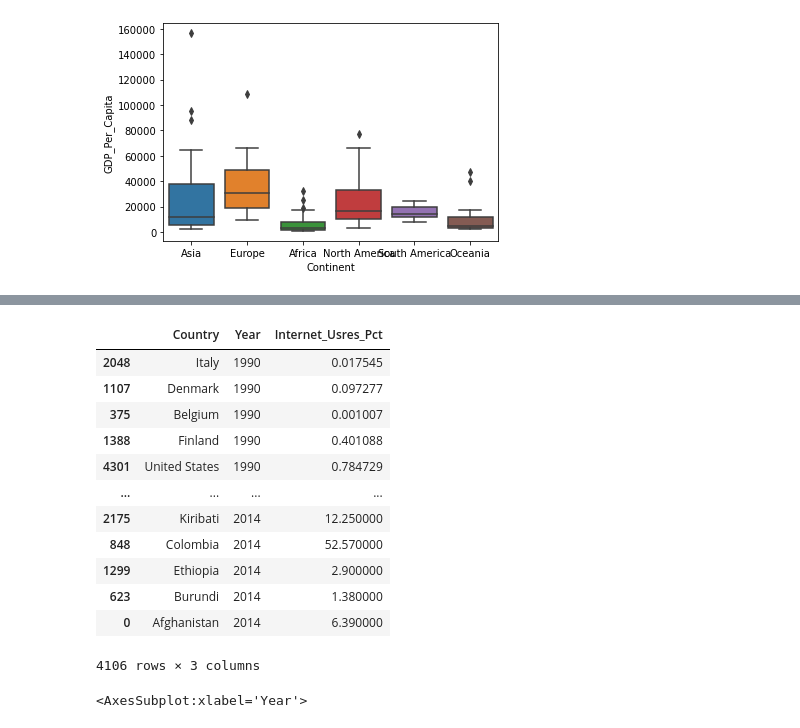
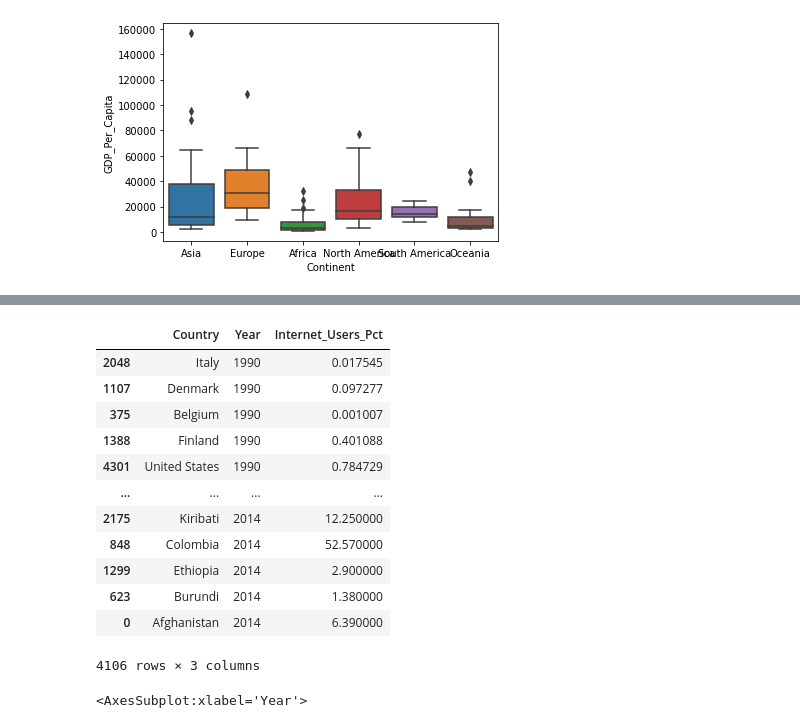
Before and after one commit to nss-data-science-cohort-5/un_exploration-CReihsmann, a Jupyter notebook: notebooks/un-exploration/UN_Data_Exploration.ipynb, the cells around one changed output, grey strips where cells are left out. Cells and saved outputs as stored; diff of their text form; code cells hidden in the pictures.

```diff
--- a/notebooks/un-exploration/UN_Data_Exploration.ipynb
+++ b/notebooks/un-exploration/UN_Data_Exploration.ipynb
@@ -206,7 +206,7 @@ sns.boxplot(x=gdp_2014["Continent"], y=gdp_2014["GDP_Per_Capita"])
 # %%
 internet_df = pd.read_csv("../../data/UNdata_Export_Internet.csv", nrows=4496, engine='python')
 internet_df = internet_df.drop(columns='Value Footnotes')
-internet_df.columns=['Country', 'Year', 'Internet_Usres_Pct']
+internet_df.columns=['Country', 'Year', 'Internet_Users_Pct']
 
 internet_df.shape
 internet_df.info()
@@ -235,3 +235,19 @@ memory usage: 105.5+ KB
 | 4493 | Zimbabwe | 1994 | 0.001739 |
 | 4494 | Zimbabwe | 1990 | 0.000000 |
 4495 rows × 3 columns
+# %%
+
+replace_country_labels = ({"Brunei Darussalam": "Brunei",
+                           "Central African Rep.":"Central African Republic",
+                           "Congo (Democratic Republic of the)":"Dem. Rep. Congo",
+                           "Dominican Rep.":"Dominican Republic",
+                           "Hong Kong, China":"Hong Kong SAR, China",
+                           "Iran (Islamic Rep. of)":"Iran",
+                           "Korea (Rep. of)":"Korea",
+                           "Kyrgyzstan":"Kyrgyz Republic",
+                           "Lao P.D.R.":"Lao PDR",
+                           "Macao, China":"Macao SAR, China",
+                           "Micronesia (Fed. States of)":"Micronesia",
+                           "Viet Nam":"Vietnam"})
+internet_df = internet_df.replace({"Country": replace_country_labels})
+internet_df
@@ -238,7 +268,7 @@ memory usage: 105.5+ KB
 # %%
-internet_df.loc[internet_df['Internet_Usres_Pct'] > 0].sort_values("Year", ascending=True)
+internet_df.loc[internet_df['Internet_Users_Pct'] > 0].sort_values("Year", ascending=True)
 # %% [output]
-|  | Country | Year | Internet_Usres_Pct |
+|  | Country | Year | Internet_Users_Pct |
 | 2048 | Italy | 1990 | 0.017545 |
 | 1107 | Denmark | 1990 | 0.097277 |
 | 375 | Belgium | 1990 | 0.001007 |
```
Also changed, not shown: parts of 14 cells of this notebook.
